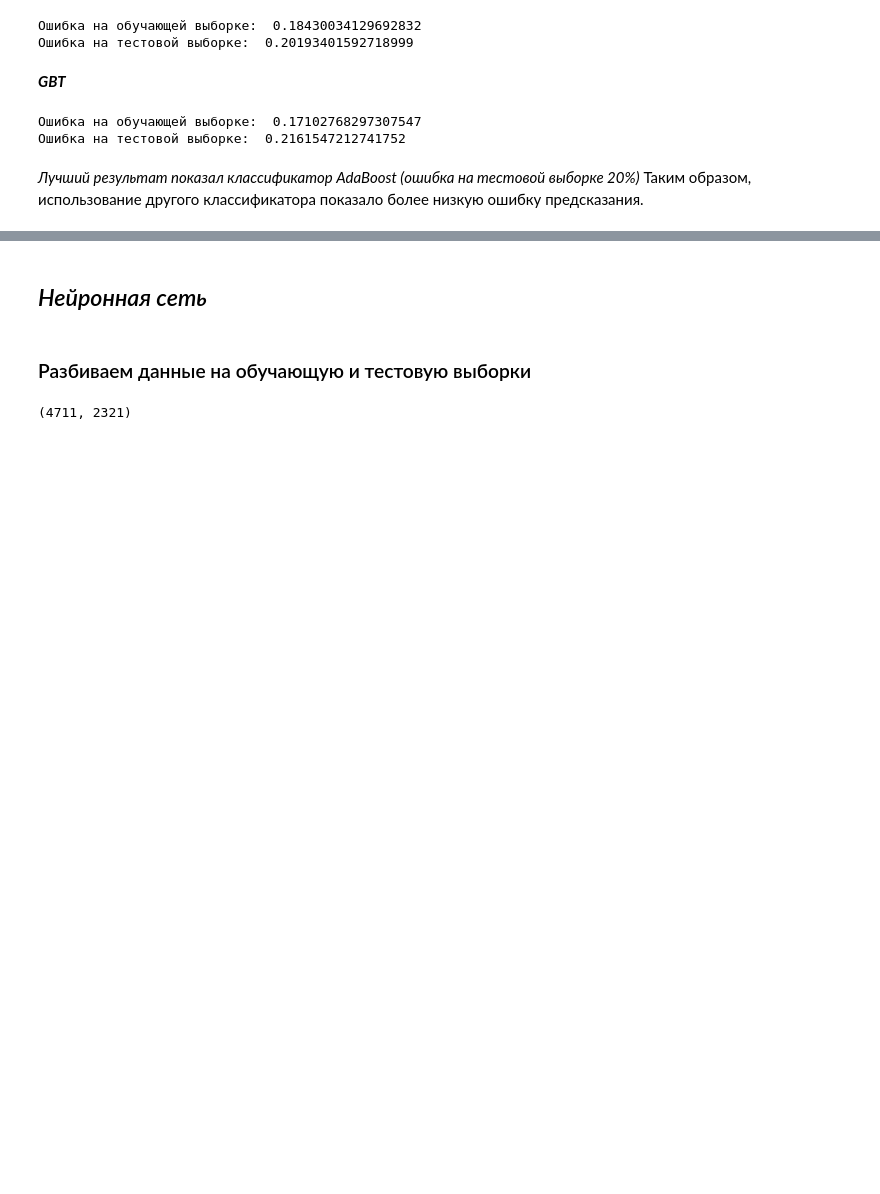
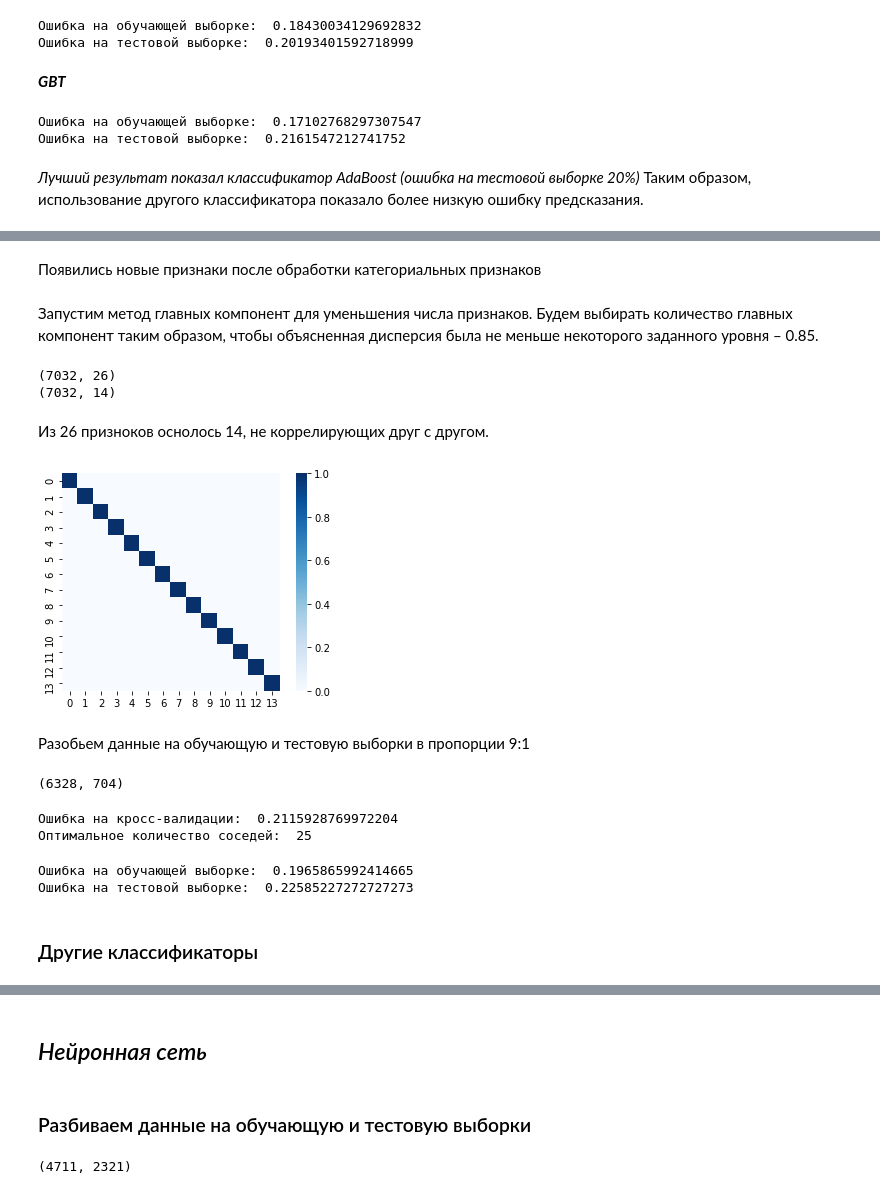
Before and after one commit to Maria-Volkova98/-, a Jupyter notebook: Homework.ipynb, the cells around one changed output, grey strips where cells are left out. Drawn from its saved outputs; the diff is of its cells as text; code cells hidden in the pictures; blank space fills up the shorter version.

```diff
--- a/Homework1.ipynb
+++ b/Homework.ipynb
@@ -595,0 +760,61 @@ print('Ошибка на тестовой выборке: ', err_test)
+# %% [markdown]
+ Появились новые признаки после обработки категориальных признаков
+# %% [markdown]
+Запустим метод главных компонент для уменьшения числа признаков. Будем выбирать количество главных компонент таким образом, чтобы объясненная дисперсия была не меньше некоторого заданного уровня – 0.85.
+# %%
+from sklearn.decomposition import PCA
+pca_model = PCA(n_components = 0.85) # сохраняем 85% дисперсии
+pca_model.fit(X)
+X_proj = pca_model.transform(X)
+print(X.shape)
+print(X_proj.shape)
+# %% [output]
+(7032, 26)
+(7032, 14)
+# %% [markdown]
+Из 26 призноков оснолось 14, не коррелирующих друг с другом.
+# %%
+new_data = pd.DataFrame(data = X_proj)
+corr_mat = new_data.corr()
+sns.heatmap(corr_mat, square = True, cmap = 'Blues')
+pass
+# %% [output]
+[figure, added]
+# %% [markdown]
+Разобьем данные на обучающую и тестовую выборки в пропорции 9:1
+# %%
+from sklearn.model_selection import train_test_split
+X_train, X_test, y_train, y_test = train_test_split(X_proj, y, test_size = 0.1, random_state = 42)
+
+N_train, _ = X_train.shape
+N_test,  _ = X_test.shape
+
+N_train, N_test
+# %% [output]
+(6328, 704)
+# %%
+nnb = [1, 3, 5, 10, 15, 20, 25, 35, 45, 55]
+knn = KNeighborsClassifier()
+grid = GridSearchCV(knn, param_grid = {'n_neighbors': nnb}, cv=10)
+grid.fit(X_train, y_train)
+
+best_cv_err = 1 - grid.best_score_
+best_n_neighbors = grid.best_estimator_.n_neighbors
+print('Ошибка на кросс-валидации: ', best_cv_err)
+print('Оптимальное количество соседей: ', best_n_neighbors)
+# %% [output]
+Ошибка на кросс-валидации:  0.2115928769972204
+Оптимальное количество соседей:  25
+# %%
+knn = KNeighborsClassifier(n_neighbors = best_n_neighbors).fit(X_train, y_train)
+
+err_train = np.mean(y_train != knn.predict(X_train))
+err_test  = np.mean(y_test  != knn.predict(X_test))
+
+print('Ошибка на обучающей выборке: ', err_train)
+print('Ошибка на тестовой выборке: ', err_test)
+# %% [output]
+Ошибка на обучающей выборке:  0.1965865992414665
+Ошибка на тестовой выборке:  0.22585227272727273
+# %% [markdown]
+### Другие классификаторы
```
Also changed, not shown: parts of 51 cells of this notebook, 1 other file.
